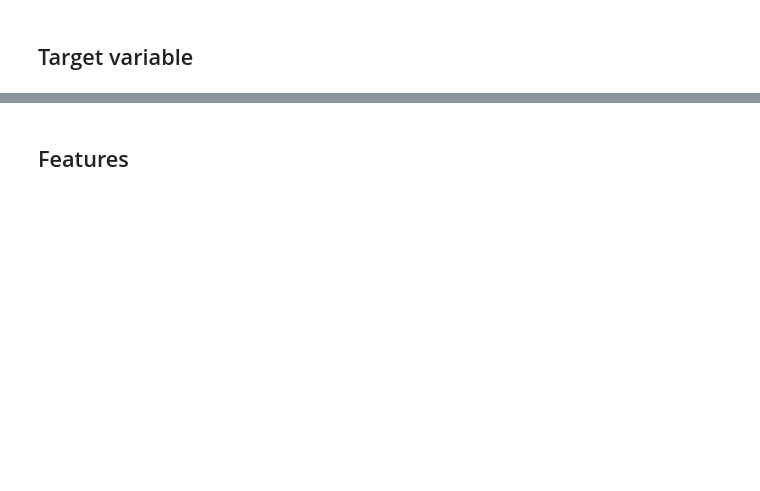
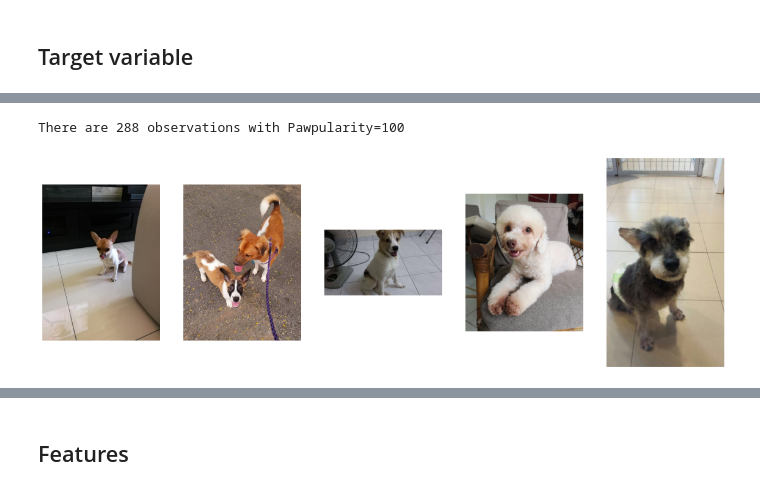
Before and after one commit to alinashchukina/MLDM_project, a Jupyter notebook: Eda.ipynb, the cells around one changed output, grey strips where cells are left out. Saved outputs shown, nothing was run; the diff lists cells and outputs as text; code cells hidden in the pictures; blank space fills up the shorter version.

```diff
--- a/Eda.ipynb
+++ b/Eda.ipynb
@@ -40,13 +63,16 @@ plt.show()
 # %%
 ids_100 = train_csv[train_csv['Pawpularity'] == 100]['Id']
 print(f'There are {len(ids_100)} observations with Pawpularity=100')
 n = min(5, len(ids_100))
 
 fig, axes = plt.subplots(nrows=1, ncols=n, figsize=(20, 20))
 for i in range(n):
-    image = Image.open(f'../input/petfinder-pawpularity-score/train/{ids_100.iloc[i]}.jpg').convert('RGB')
+    image = Image.open(f'train/{ids_100.iloc[i]}.jpg').convert('RGB')
     axes[i].imshow(image)
     axes[i].axis('off')
 plt.show()
+# %% [output]
+There are 288 observations with Pawpularity=100
+[figure, added]
 # %%
 train_csv['Pawpularity'].describe()
```
Also changed, not shown: parts of 10 cells of this notebook, 1 other file.
